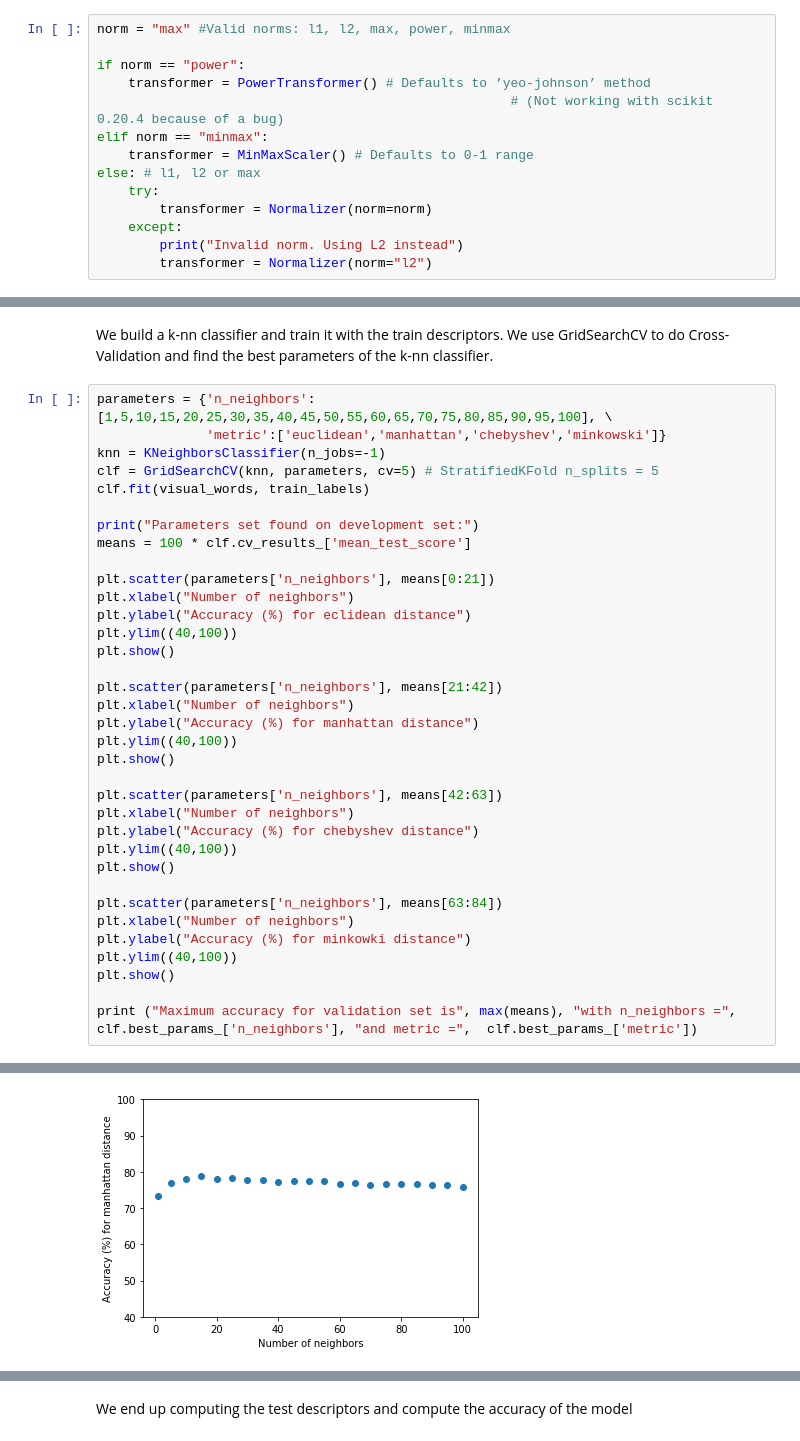
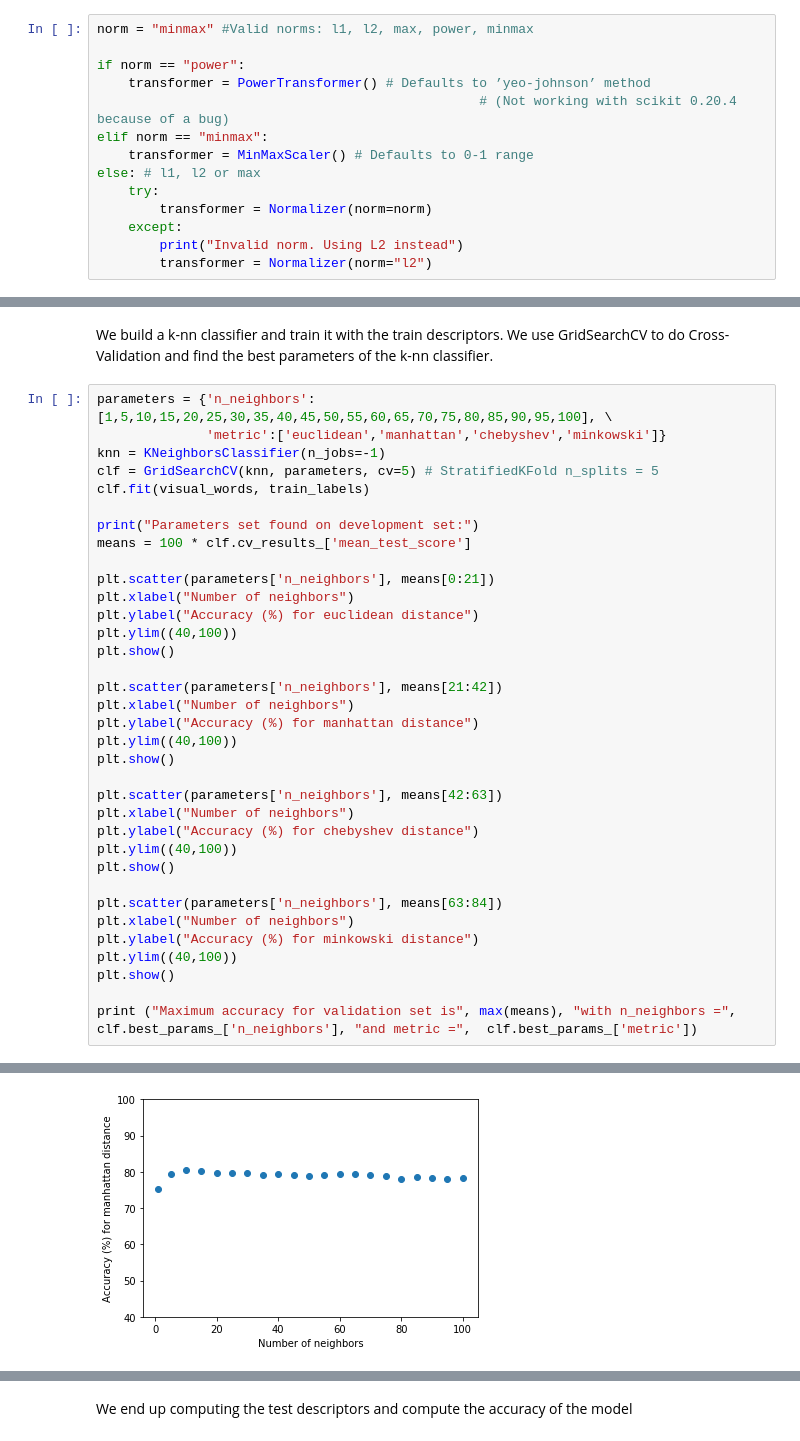
Before and after one commit to brugues/MCV-2019-M3, a Jupyter notebook: Week2/bovw/BagofVisualWords.ipynb, the cells around one changed output, grey strips where cells are left out. Saved outputs shown, nothing was run; the diff lists cells and outputs as text.

```diff
--- a/Week2/bovw/BagofVisualWords.ipynb
+++ b/Week2/bovw/BagofVisualWords.ipynb
@@ -52,11 +52,11 @@ start = time.time()
 # %% [markdown]
 We create a Normalizer
 # %%
-norm = "max" #Valid norms: l1, l2, max, power, minmax
+norm = "minmax" #Valid norms: l1, l2, max, power, minmax
 
 if norm == "power":
     transformer = PowerTransformer() # Defaults to ’yeo-johnson’ method
-                                                     # (Not working with scikit 0.20.4 because of a bug)
+                                                 # (Not working with scikit 0.20.4 because of a bug)
 elif norm == "minmax":
     transformer = MinMaxScaler() # Defaults to 0-1 range
 else: # l1, l2 or max
@@ -149,7 +149,7 @@ means = 100 * clf.cv_results_['mean_test_score']
 
 plt.scatter(parameters['n_neighbors'], means[0:21])
 plt.xlabel("Number of neighbors")
-plt.ylabel("Accuracy (%) for eclidean distance")
+plt.ylabel("Accuracy (%) for euclidean distance")
 plt.ylim((40,100))
 plt.show()
 
@@ -167,7 +167,7 @@ plt.show()
 
 plt.scatter(parameters['n_neighbors'], means[63:84])
 plt.xlabel("Number of neighbors")
-plt.ylabel("Accuracy (%) for minkowki distance")
+plt.ylabel("Accuracy (%) for minkowski distance")
 plt.ylim((40,100))
 plt.show()
 
@@ -178 +178 @@ Parameters set found on development set:
-[figure, old version]
+[figure, new version]
```
Also changed, not shown: parts of 16 cells of this notebook.
